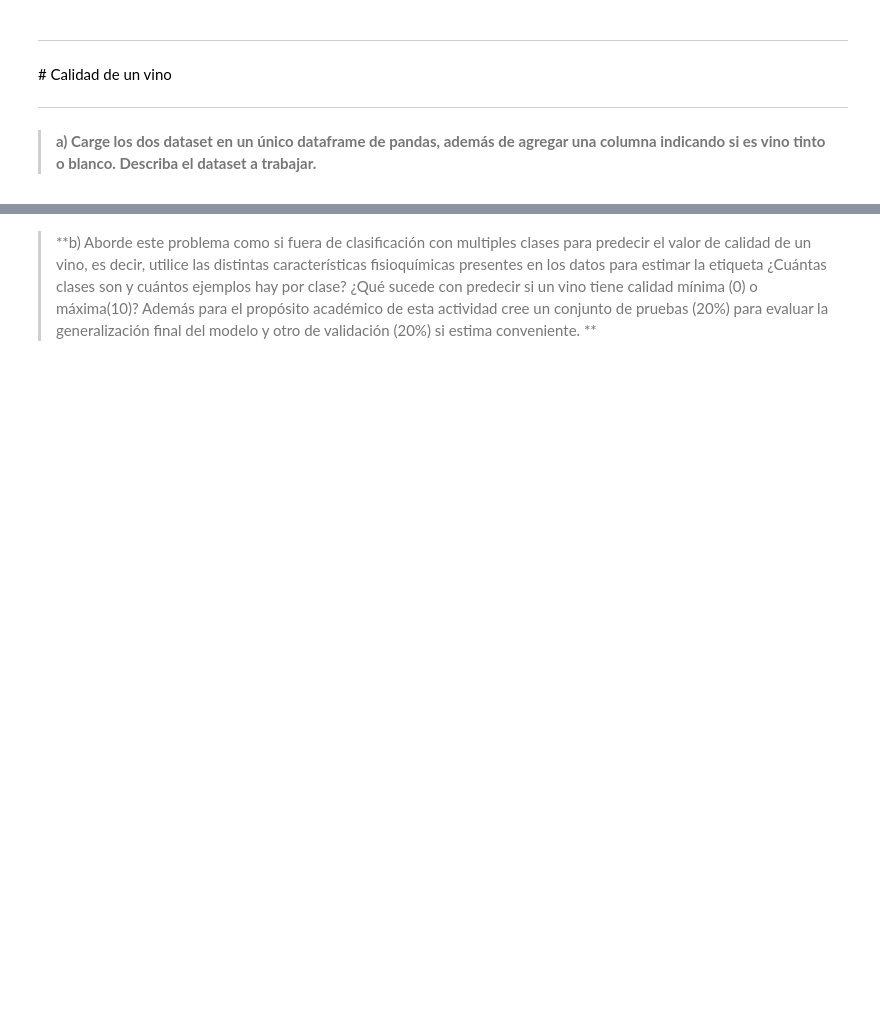
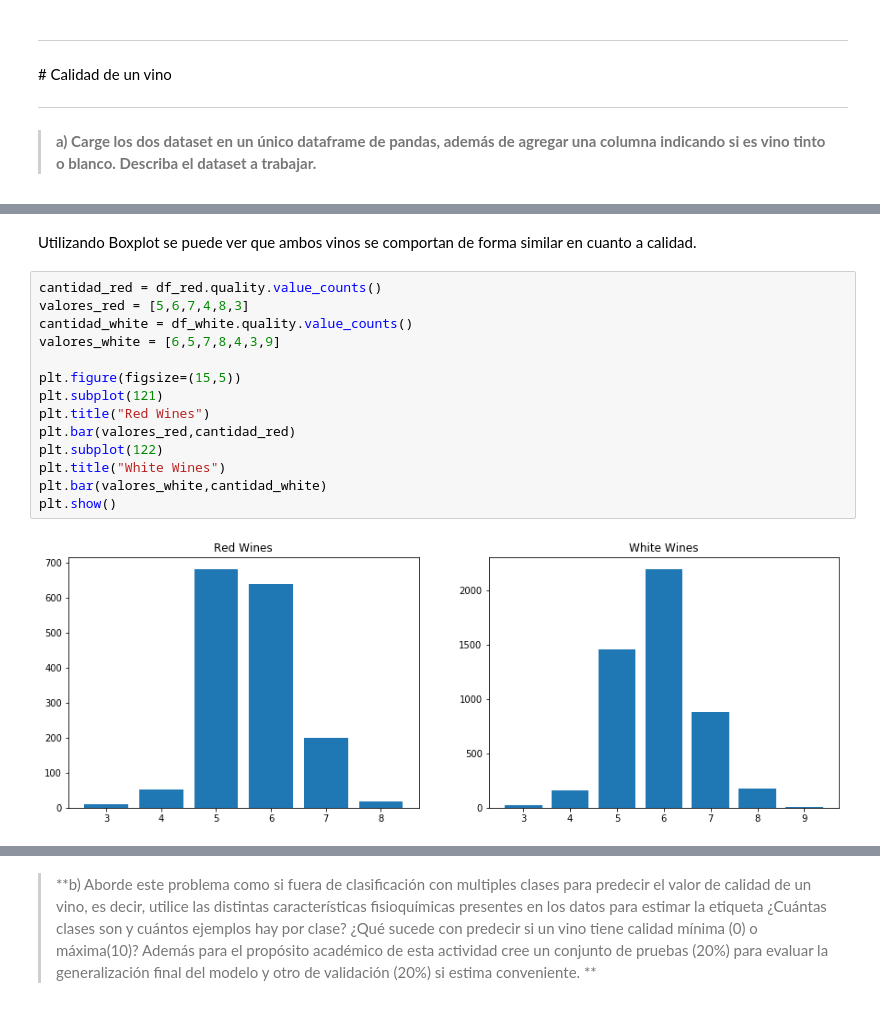
Before and after one commit to Umauro/Taller3-Machine-Learning, a Jupyter notebook: Pregunta 1.ipynb, the cells around one changed output, grey strips where cells are left out. Drawn from its saved outputs; the diff is of its cells as text; blank space fills up the shorter version.

```diff
--- a/Pregunta 1.ipynb
+++ b/Pregunta 1.ipynb
@@ -26,0 +118,18 @@
+# %% [markdown]
+Utilizando Boxplot se puede ver que ambos vinos se comportan de forma similar en cuanto a calidad.
+# %%
+cantidad_red = df_red.quality.value_counts()
+valores_red = [5,6,7,4,8,3]
+cantidad_white = df_white.quality.value_counts()
+valores_white = [6,5,7,8,4,3,9]
+
+plt.figure(figsize=(15,5))
+plt.subplot(121)
+plt.title("Red Wines")
+plt.bar(valores_red,cantidad_red)
+plt.subplot(122)
+plt.title("White Wines")
+plt.bar(valores_white,cantidad_white)
+plt.show()
+# %% [output]
+[figure, added]
```
Also changed, not shown: parts of 91 cells of this notebook, 2 other files.
